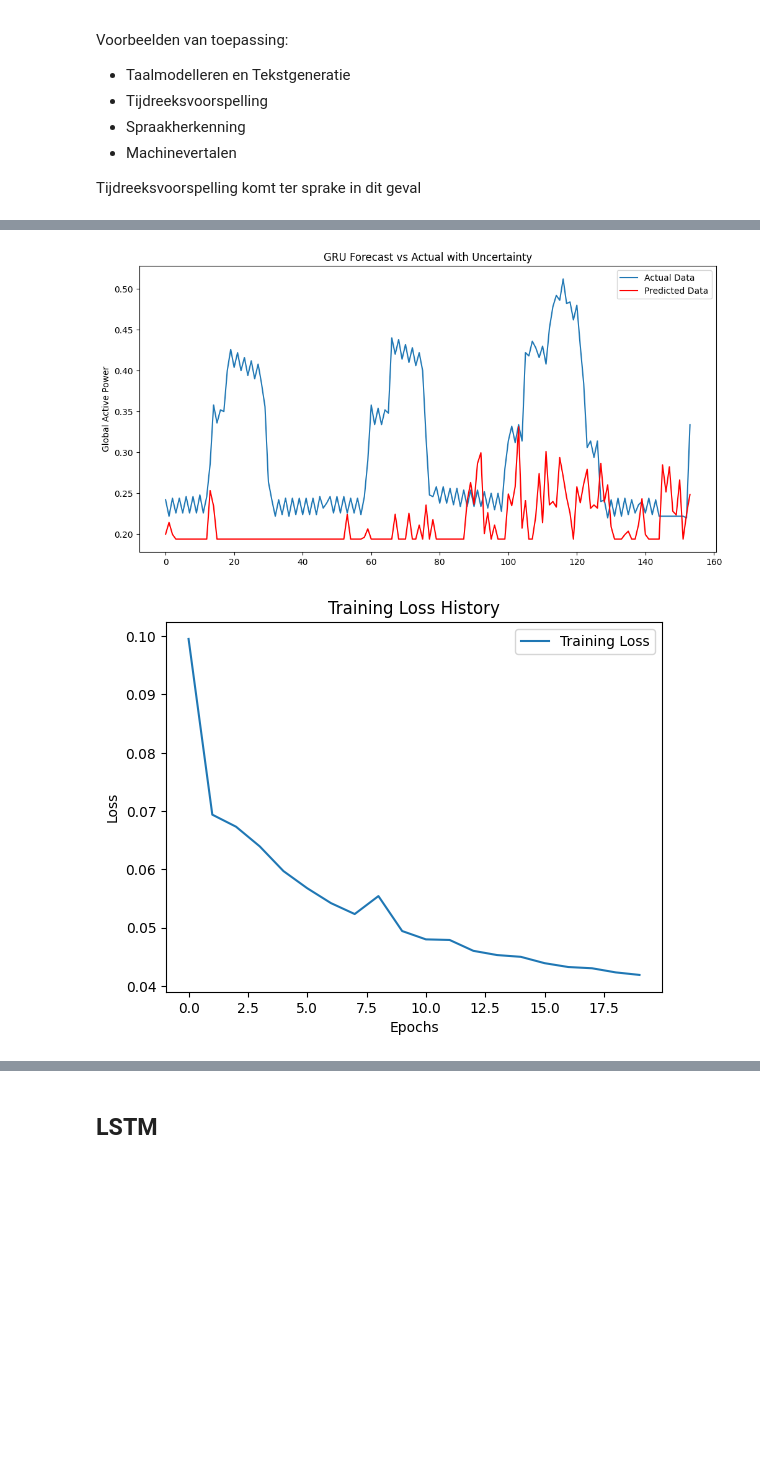
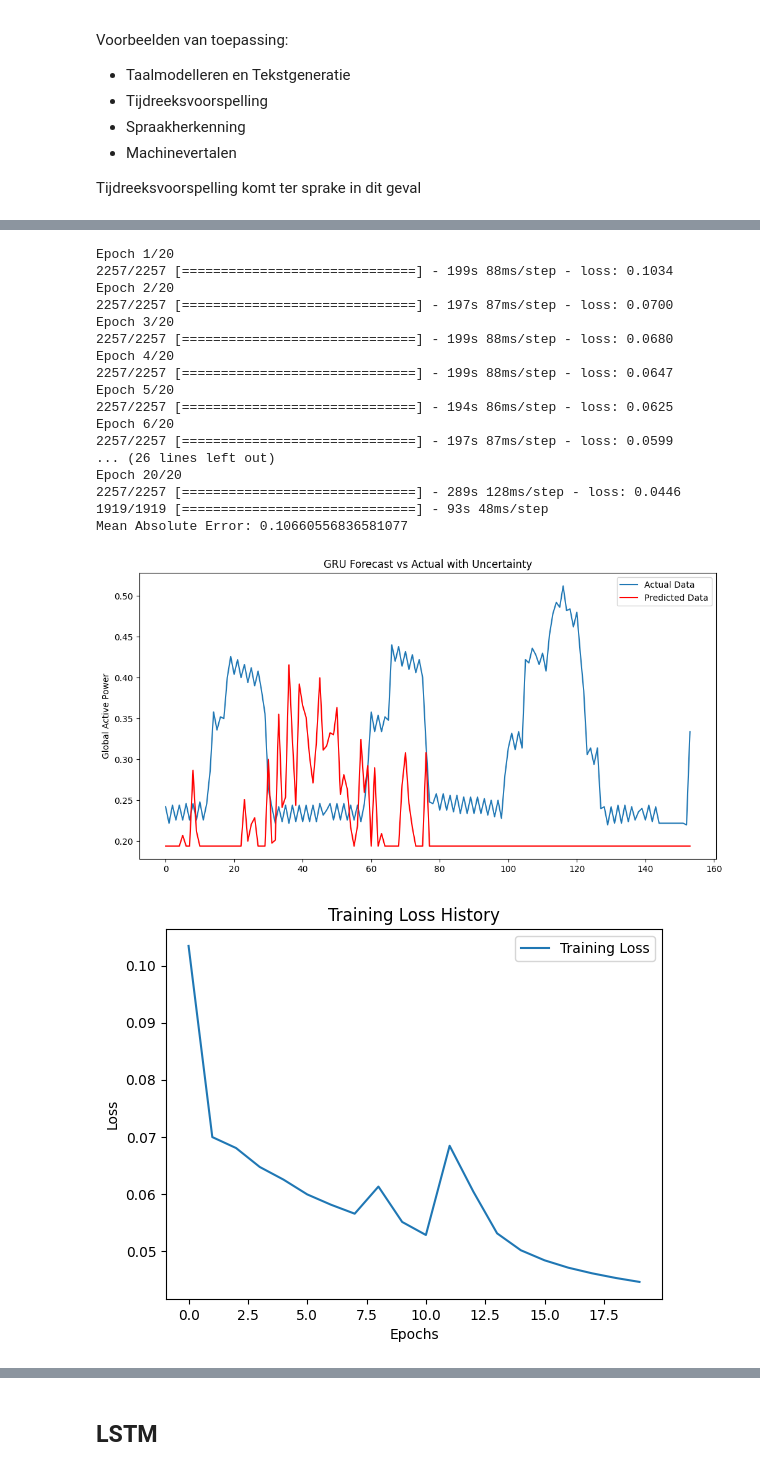
Before and after one commit to Ozziehman/Energiescan, a Jupyter notebook: household_power_consumption_models.ipynb, the cells around one changed output, grey strips where cells are left out. Drawn from its saved outputs; the diff is of its cells as text; code cells hidden in the pictures; blank space fills up the shorter version.

```diff
--- a/household_power_consumption_models.ipynb
+++ b/household_power_consumption_models.ipynb
@@ -376,7 +376,7 @@ df_GRU = pd.read_csv('core/static/data/household_power_consumption_processed.csv
 subset_df = df_GRU.head(int(len(df_GRU) * 0.1))
 
 # Keep 'Datetime' as a feature
-df_GRU = subset_df[['Global_active_power', 'Month', 'Day', 'Weekday', 'Hour']]
+df_GRU = subset_df[['Global_active_power', 'Month', 'Day', 'Weekday', 'Hour', 'Minute']]
 print(df_GRU.head())
 # Split the data
 split_ratio = 0.7
@@ -475,2 +467,19 @@ Mean Absolute Error: 0.09288927338340065
+Epoch 1/20
+2257/2257 [==============================] - 199s 88ms/step - loss: 0.1034
+Epoch 2/20
+2257/2257 [==============================] - 197s 87ms/step - loss: 0.0700
+Epoch 3/20
+2257/2257 [==============================] - 199s 88ms/step - loss: 0.0680
+Epoch 4/20
+2257/2257 [==============================] - 199s 88ms/step - loss: 0.0647
+Epoch 5/20
+2257/2257 [==============================] - 194s 86ms/step - loss: 0.0625
+Epoch 6/20
+2257/2257 [==============================] - 197s 87ms/step - loss: 0.0599
+... (26 lines left out)
+Epoch 20/20
+2257/2257 [==============================] - 289s 128ms/step - loss: 0.0446
+1919/1919 [==============================] - 93s 48ms/step
+Mean Absolute Error: 0.10660556836581077
-[figure, old version]
+[figure, new version]
-[figure, old version]
+[figure, new version]
```
Also changed, not shown: parts of 3 cells of this notebook.
